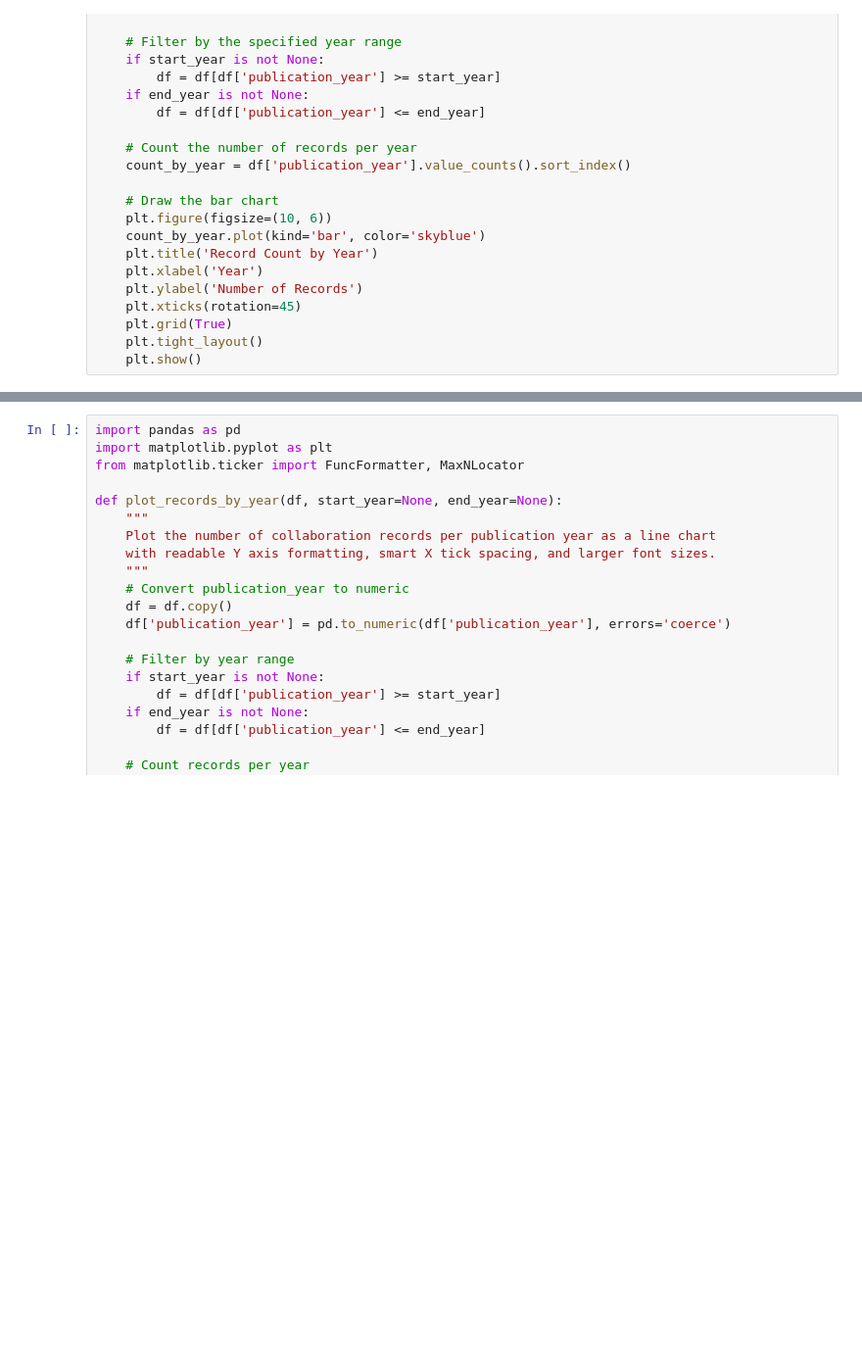
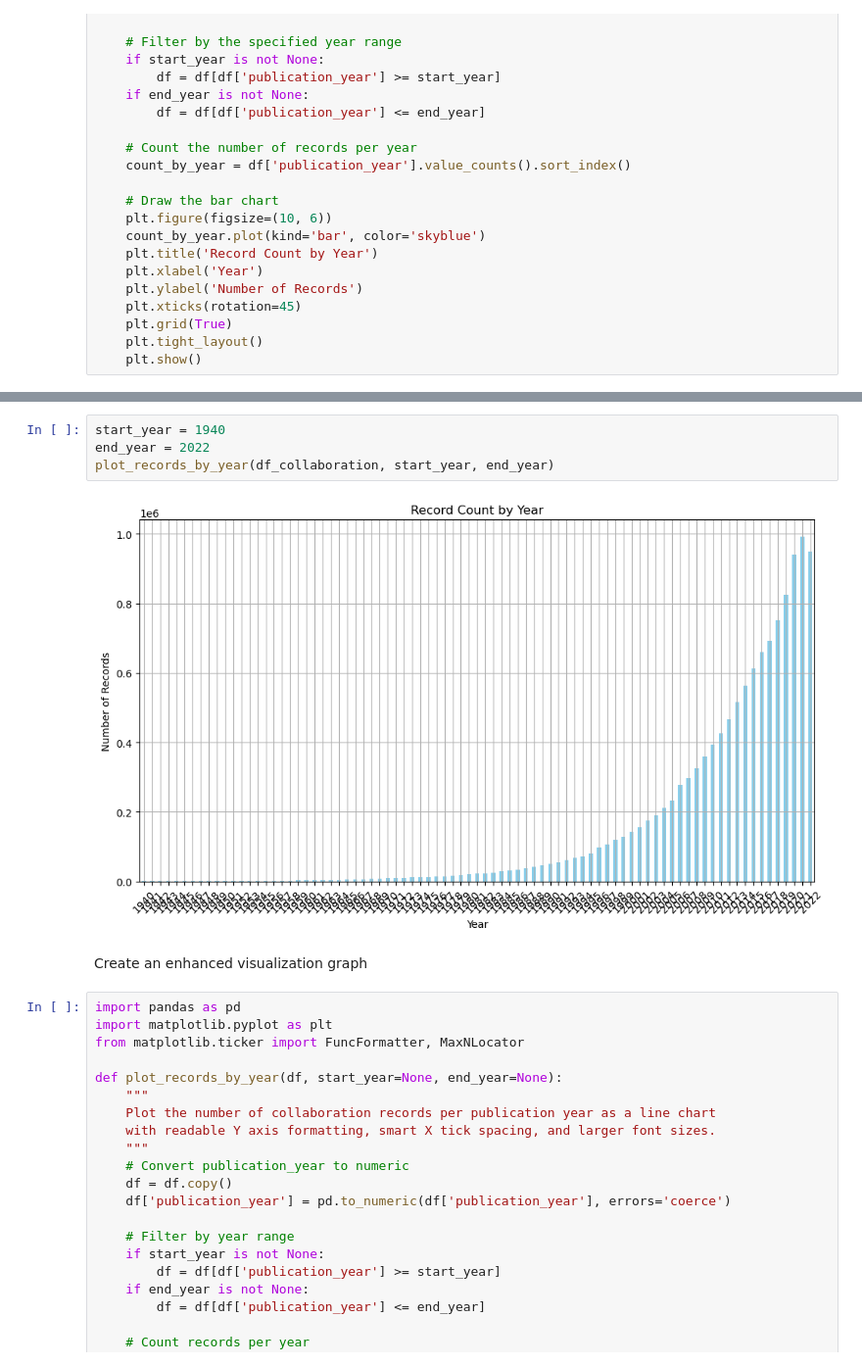
Before and after one commit to OranBe/project_data_mining, a Jupyter notebook: collaboration_analysis/collaboration_analysis.ipynb, the cells around one changed output, grey strips where cells are left out. Shown at 98% size. Drawn from its saved outputs; the diff is of its cells as text; blank space fills up the shorter version.

```diff
--- a/collaboration_analysis/collaboration_analysis.ipynb
+++ b/collaboration_analysis/collaboration_analysis.ipynb
@@ -42,3 +54,11 @@ df_collaboration = pd.read_csv(file_path, delimiter=',')
+# %%
+start_year = 1940
+end_year = 2022
+plot_records_by_year(df_collaboration, start_year, end_year)
+# %% [output]
+[figure, added]
+# %% [markdown]
+Create an enhanced visualization graph
 # %%
 import pandas as pd
 import matplotlib.pyplot as plt
```
Also changed, not shown: parts of 9 cells of this notebook, 17 other files.
